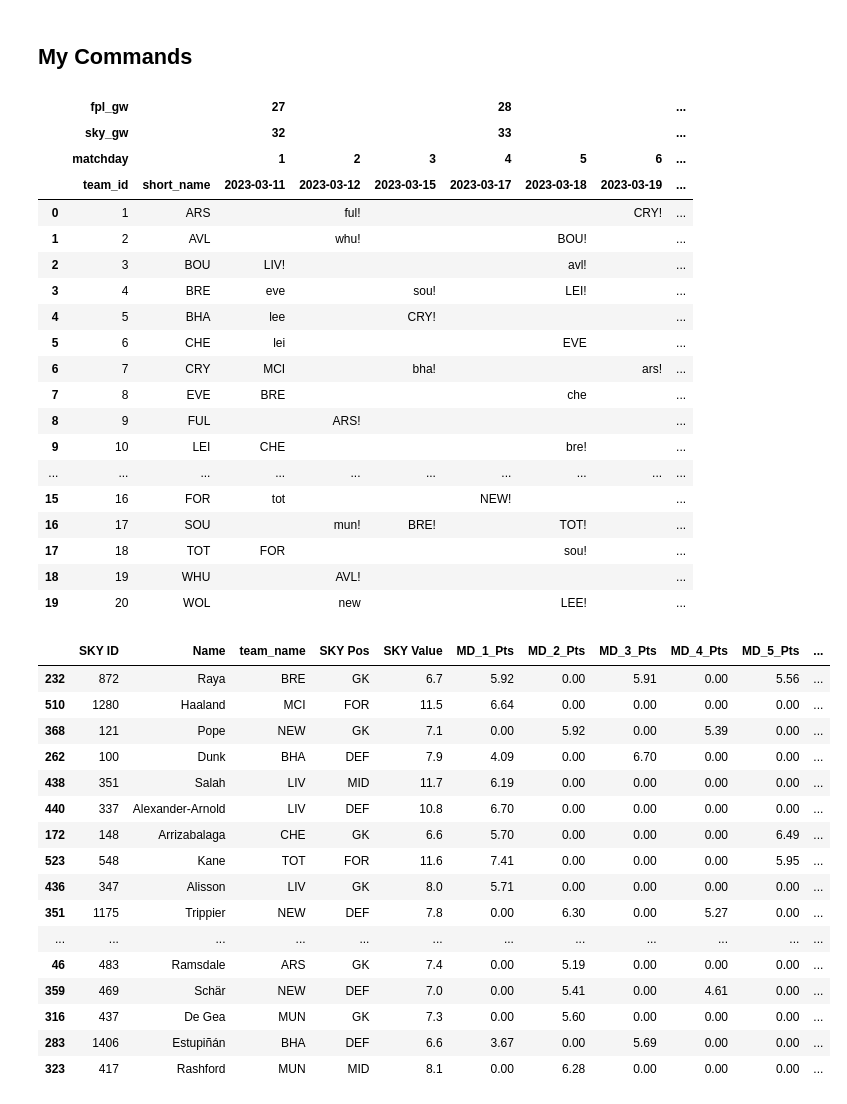
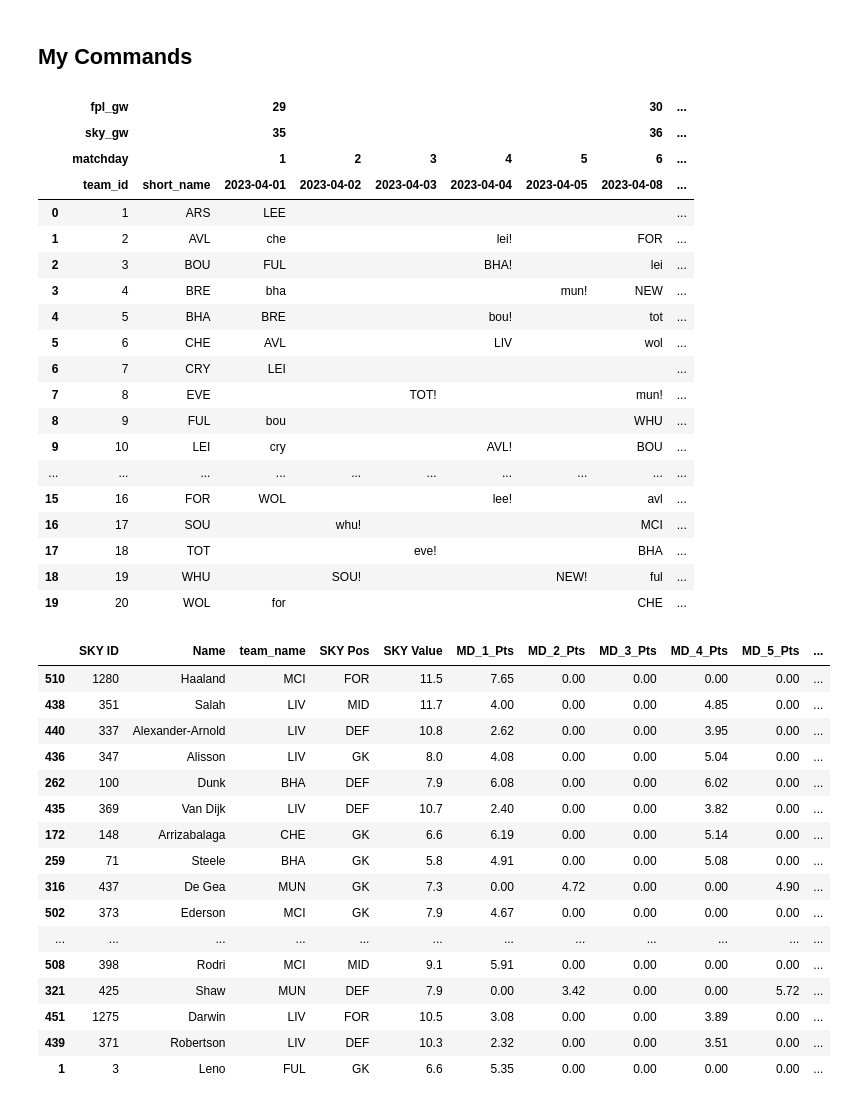
Before and after one commit to SamTroy/SkyFF_Optimization, a Jupyter notebook: notebooks/sky_opt_v1.ipynb, the cells around one changed output. Cells and saved outputs as stored; diff of their text form; code cells hidden in the pictures.

```diff
--- a/notebooks/sky_opt_v1.ipynb
+++ b/notebooks/sky_opt_v1.ipynb
@@ -443,6 +444,8 @@ def generate_model_output(first_md=1, last_md=14, filename_suffix=None, custom_f
                 if last_md < x:
                     last_md = md_map_2.loc[i, 'matchday'] - 1
                     break
+    if str(last_md) == last_md:
+        last_md = md_map_2.loc[len(md_map_2)-1, 'matchday']
 
     matchdays = range(first_md,last_md+1)
     team_data = prior_team_data_gen(use_weerogue_ts=1)
@@ -771,59 +803,59 @@ def solve_sky_mp_noise(initial_squad, input_data, md_map, next_md=1, last_md=10,
 # %%
 # Note: make sure to upload fplreview.csv or similarly formatted xMins to data folder
 
 # Example custom fixtures dataframe
 df = pd.DataFrame(columns=('home_team', 'away_team', 'dates', 'probabilities'))
-df.loc[len(df)] = ['NEW', 'BHA', ['2023-04-18','2023-05-09'], [0.5, 0.5]]
-df.loc[len(df)] = ['BHA', 'MCI', ['2023-05-02'], [0]]
+df.loc[len(df)] = ['NEW', 'BHA', ['2023-04-18'], [1]]
 df.loc[len(df)] = ['FUL', 'LEE', ['2023-04-22'], [1]]
-df.loc[len(df)] = ['MUN', 'CHE', ['2023-04-22'], [0]]
+df.loc[len(df)] = ['MUN', 'CHE', ['2023-05-23'], [1]]
+df.loc[len(df)] = ['BHA', 'MCI', ['2023-05-23'], [1]]
+df.loc[len(df)] = ['BHA', 'MUN', ['2023-05-02'], [1]]
+df.loc[len(df)] = ['MCI', 'WHU', ['2023-05-02'], [1]]
 df.loc[len(df)] = ['LIV', 'FUL', ['2023-05-02'], [1]]
-df.loc[len(df)] = ['MCI', 'WHU', ['2023-05-02'], [1]]
-df.loc[len(df)] = ['BHA', 'MUN', ['2023-05-02'], [1]]
 
 # Generate fixture ticker and player EV
-r = generate_model_output(first_md=1, last_md='2023-05-13', filename_suffix=None, custom_fixtures=df)
+r = generate_model_output(first_md=1, last_md='2023-05-28', filename_suffix=None, custom_fixtures=df)
 md_map = r['md_map']
 display(r['formatted_fixtures'])
 display(r['skymodel_output'].sort_values(by=['Total_Pts'], ascending=False).head(20))
 # %% [output]
-|  | fpl_gw |  | 27 |  |  | 28 |  |  | ... |
-|  | sky_gw |  | 32 |  |  | 33 |  |  | ... |
+|  | fpl_gw |  | 29 |  |  |  |  | 30 | ... |
+|  | sky_gw |  | 35 |  |  |  |  | 36 | ... |
 |  | matchday |  | 1 | 2 | 3 | 4 | 5 | 6 | ... |
-|  | team_id | short_name | 2023-03-11 | 2023-03-12 | 2023-03-15 | 2023-03-17 | 2023-03-18 | 2023-03-19 | ... |
-| 0 | 1 | ARS |  | ful! |  |  |  | CRY! | ... |
-| 1 | 2 | AVL |  | whu! |  |  | BOU! |  | ... |
-| 2 | 3 | BOU | LIV! |  |  |  | avl! |  | ... |
-| 3 | 4 | BRE | eve |  | sou! |  | LEI! |  | ... |
-| 4 | 5 | BHA | lee |  | CRY! |  |  |  | ... |
-| 5 | 6 | CHE | lei |  |  |  | EVE |  | ... |
-| 6 | 7 | CRY | MCI |  | bha! |  |  | ars! | ... |
-| 7 | 8 | EVE | BRE |  |  |  | che |  | ... |
-| 8 | 9 | FUL |  | ARS! |  |  |  |  | ... |
-| 9 | 10 | LEI | CHE |  |  |  | bre! |  | ... |
+|  | team_id | short_name | 2023-04-01 | 2023-04-02 | 2023-04-03 | 2023-04-04 | 2023-04-05 | 2023-04-08 | ... |
+| 0 | 1 | ARS | LEE |  |  |  |  |  | ... |
+| 1 | 2 | AVL | che |  |  | lei! |  | FOR | ... |
+| 2 | 3 | BOU | FUL |  |  | BHA! |  | lei | ... |
+| 3 | 4 | BRE | bha |  |  |  | mun! | NEW | ... |
+| 4 | 5 | BHA | BRE |  |  | bou! |  | tot | ... |
+| 5 | 6 | CHE | AVL |  |  | LIV |  | wol | ... |
+| 6 | 7 | CRY | LEI |  |  |  |  |  | ... |
+| 7 | 8 | EVE |  |  | TOT! |  |  | mun! | ... |
+| 8 | 9 | FUL | bou |  |  |  |  | WHU | ... |
+| 9 | 10 | LEI | cry |  |  | AVL! |  | BOU | ... |
 | ... | ... | ... | ... | ... | ... | ... | ... | ... | ... |
-| 15 | 16 | FOR | tot |  |  | NEW! |  |  | ... |
-| 16 | 17 | SOU |  | mun! | BRE! |  | TOT! |  | ... |
-| 17 | 18 | TOT | FOR |  |  |  | sou! |  | ... |
-| 18 | 19 | WHU |  | AVL! |  |  |  |  | ... |
-| 19 | 20 | WOL |  | new |  |  | LEE! |  | ... |
+| 15 | 16 | FOR | WOL |  |  | lee! |  | avl | ... |
+| 16 | 17 | SOU |  | whu! |  |  |  | MCI | ... |
+| 17 | 18 | TOT |  |  | eve! |  |  | BHA | ... |
+| 18 | 19 | WHU |  | SOU! |  |  | NEW! | ful | ... |
+| 19 | 20 | WOL | for |  |  |  |  | CHE | ... |
 |  | SKY ID | Name | team_name | SKY Pos | SKY Value | MD_1_Pts | MD_2_Pts | MD_3_Pts | MD_4_Pts | MD_5_Pts | ... |
-| 232 | 872 | Raya | BRE | GK | 6.7 | 5.92 | 0.00 | 5.91 | 0.00 | 5.56 | ... |
-| 510 | 1280 | Haaland | MCI | FOR | 11.5 | 6.64 | 0.00 | 0.00 | 0.00 | 0.00 | ... |
-| 368 | 121 | Pope | NEW | GK | 7.1 | 0.00 | 5.92 | 0.00 | 5.39 | 0.00 | ... |
-| 262 | 100 | Dunk | BHA | DEF | 7.9 | 4.09 | 0.00 | 6.70 | 0.00 | 0.00 | ... |
-| 438 | 351 | Salah | LIV | MID | 11.7 | 6.19 | 0.00 | 0.00 | 0.00 | 0.00 | ... |
-| 440 | 337 | Alexander-Arnold | LIV | DEF | 10.8 | 6.70 | 0.00 | 0.00 | 0.00 | 0.00 | ... |
-| 172 | 148 | Arrizabalaga | CHE | GK | 6.6 | 5.70 | 0.00 | 0.00 | 0.00 | 6.49 | ... |
-| 523 | 548 | Kane | TOT | FOR | 11.6 | 7.41 | 0.00 | 0.00 | 0.00 | 5.95 | ... |
-| 436 | 347 | Alisson | LIV | GK | 8.0 | 5.71 | 0.00 | 0.00 | 0.00 | 0.00 | ... |
-| 351 | 1175 | Trippier | NEW | DEF | 7.8 | 0.00 | 6.30 | 0.00 | 5.27 | 0.00 | ... |
+| 510 | 1280 | Haaland | MCI | FOR | 11.5 | 7.65 | 0.00 | 0.00 | 0.00 | 0.00 | ... |
+| 438 | 351 | Salah | LIV | MID | 11.7 | 4.00 | 0.00 | 0.00 | 4.85 | 0.00 | ... |
+| 440 | 337 | Alexander-Arnold | LIV | DEF | 10.8 | 2.62 | 0.00 | 0.00 | 3.95 | 0.00 | ... |
+| 436 | 347 | Alisson | LIV | GK | 8.0 | 4.08 | 0.00 | 0.00 | 5.04 | 0.00 | ... |
+| 262 | 100 | Dunk | BHA | DEF | 7.9 | 6.08 | 0.00 | 0.00 | 6.02 | 0.00 | ... |
+| 435 | 369 | Van Dijk | LIV | DEF | 10.7 | 2.40 | 0.00 | 0.00 | 3.82 | 0.00 | ... |
+| 172 | 148 | Arrizabalaga | CHE | GK | 6.6 | 6.19 | 0.00 | 0.00 | 5.14 | 0.00 | ... |
+| 259 | 71 | Steele | BHA | GK | 5.8 | 4.91 | 0.00 | 0.00 | 5.08 | 0.00 | ... |
+| 316 | 437 | De Gea | MUN | GK | 7.3 | 0.00 | 4.72 | 0.00 | 0.00 | 4.90 | ... |
+| 502 | 373 | Ederson | MCI | GK | 7.9 | 4.67 | 0.00 | 0.00 | 0.00 | 0.00 | ... |
 | ... | ... | ... | ... | ... | ... | ... | ... | ... | ... | ... | ... |
-| 46 | 483 | Ramsdale | ARS | GK | 7.4 | 0.00 | 5.19 | 0.00 | 0.00 | 0.00 | ... |
-| 359 | 469 | Schär | NEW | DEF | 7.0 | 0.00 | 5.41 | 0.00 | 4.61 | 0.00 | ... |
-| 316 | 437 | De Gea | MUN | GK | 7.3 | 0.00 | 5.60 | 0.00 | 0.00 | 0.00 | ... |
-| 283 | 1406 | Estupiñán | BHA | DEF | 6.6 | 3.67 | 0.00 | 5.69 | 0.00 | 0.00 | ... |
-| 323 | 417 | Rashford | MUN | MID | 8.1 | 0.00 | 6.28 | 0.00 | 0.00 | 0.00 | ... |
+| 508 | 398 | Rodri | MCI | MID | 9.1 | 5.91 | 0.00 | 0.00 | 0.00 | 0.00 | ... |
+| 321 | 425 | Shaw | MUN | DEF | 7.9 | 0.00 | 3.42 | 0.00 | 0.00 | 5.72 | ... |
+| 451 | 1275 | Darwin | LIV | FOR | 10.5 | 3.08 | 0.00 | 0.00 | 3.89 | 0.00 | ... |
+| 439 | 371 | Robertson | LIV | DEF | 10.3 | 2.32 | 0.00 | 0.00 | 3.51 | 0.00 | ... |
+| 1 | 3 | Leno | FUL | GK | 6.6 | 5.35 | 0.00 | 0.00 | 0.00 | 0.00 | ... |
 # %%
 skymodel_output = pd.read_csv('../data/skymodel_output.csv').set_index('SKY ID').fillna(0)
 
```
Also changed, not shown: parts of 4 cells of this notebook, 2 other files.
